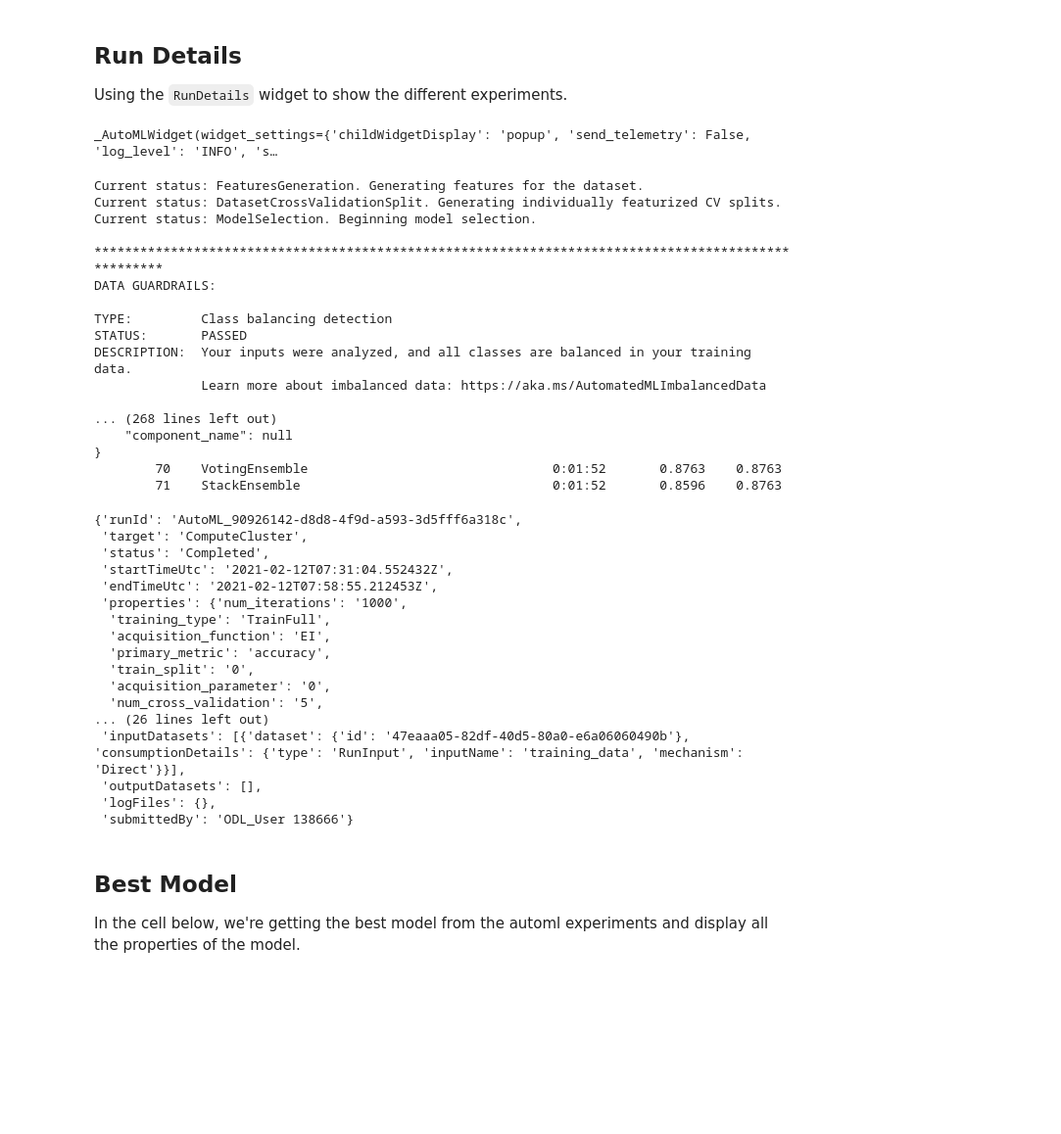
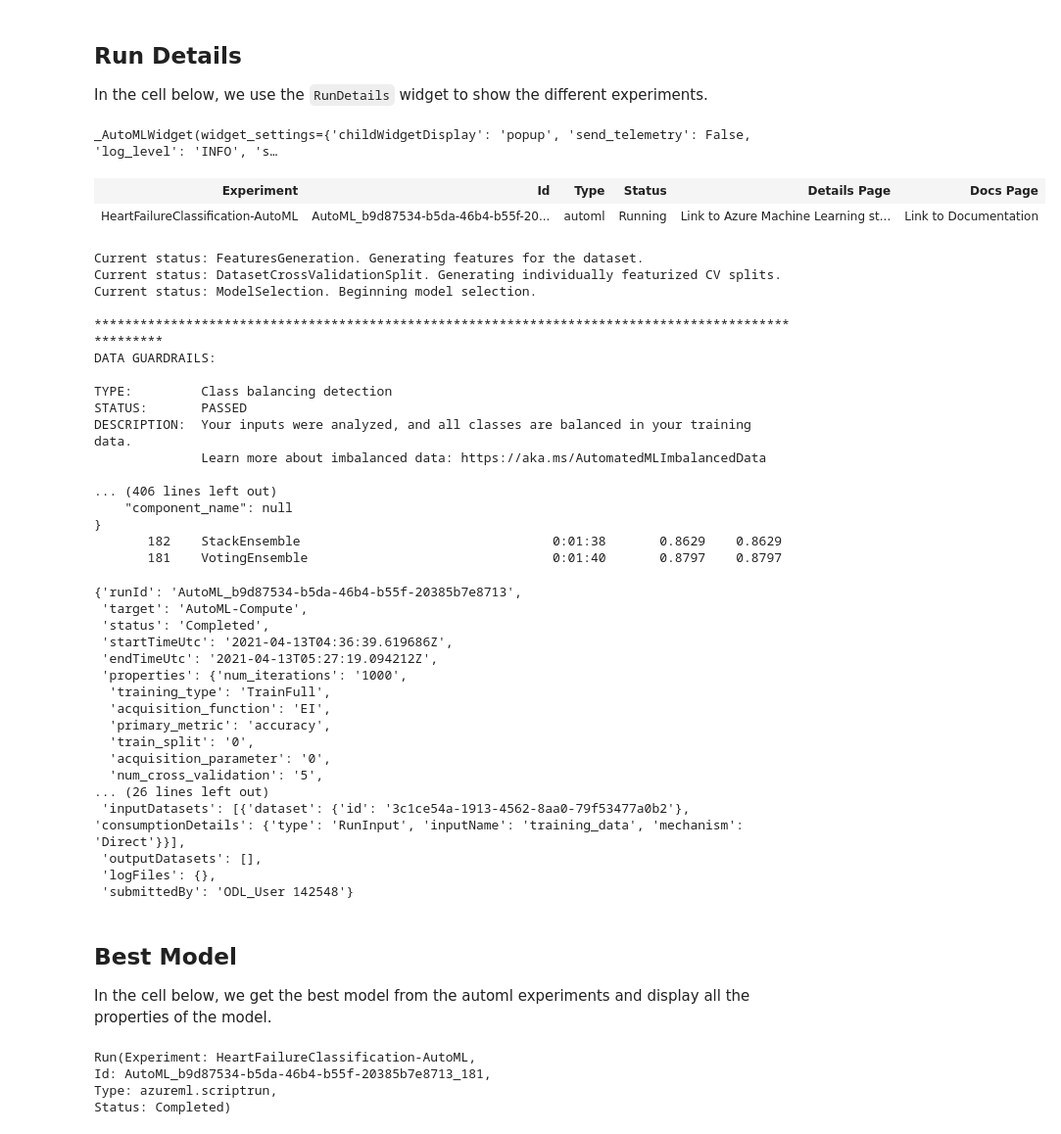
Before and after one commit to eparamasari/AutoML_vs_HyperDrive_Classification_Azure_ML, a Jupyter notebook: automl.ipynb, the cells around one changed output. Shown at 98% size. Cells and saved outputs as stored; diff of their text form; code cells hidden in the pictures; blank space fills up the shorter version.

```diff
--- a/automl.ipynb
+++ b/automl.ipynb
@@ -91,14 +96,16 @@ Running on remote.
 # %% [markdown]
 ## Run Details
 
-Using the `RunDetails` widget to show the different experiments.
+In the cell below, we use the `RunDetails` widget to show the different experiments.
 # %%
-RunDetails(remote_run).show()
+RunDetails(automl_run).show()
 # %% [output]
 _AutoMLWidget(widget_settings={'childWidgetDisplay': 'popup', 'send_telemetry': False, 'log_level': 'INFO', 's…
 # %%
-remote_run.wait_for_completion(show_output=True)
+automl_run.wait_for_completion(show_output=True)
 # %% [output]
+| Experiment | Id | Type | Status | Details Page | Docs Page |
+| HeartFailureClassification-AutoML | AutoML_b9d87534-b5da-46b4-b55f-20... | automl | Running | Link to Azure Machine Learning st... | Link to Documentation |
 Current status: FeaturesGeneration. Generating features for the dataset.
 Current status: DatasetCrossValidationSplit. Generating individually featurized CV splits.
 Current status: ModelSelection. Beginning model selection.
@@ -111,16 +118,16 @@ STATUS:       PASSED
 DESCRIPTION:  Your inputs were analyzed, and all classes are balanced in your training data.
               Learn more about imbalanced data: https://aka.ms/AutomatedMLImbalancedData
 
-... (268 lines left out)
+... (406 lines left out)
     "component_name": null
 }
-        70    VotingEnsemble                                0:01:52       0.8763    0.8763
-        71    StackEnsemble                                 0:01:52       0.8596    0.8763
+       182    StackEnsemble                                 0:01:38       0.8629    0.8629
+       181    VotingEnsemble                                0:01:40       0.8797    0.8797
-{'runId': 'AutoML_90926142-d8d8-4f9d-a593-3d5fff6a318c',
- 'target': 'ComputeCluster',
+{'runId': 'AutoML_b9d87534-b5da-46b4-b55f-20385b7e8713',
+ 'target': 'AutoML-Compute',
  'status': 'Completed',
- 'startTimeUtc': '2021-02-12T07:31:04.552432Z',
- 'endTimeUtc': '2021-02-12T07:58:55.212453Z',
+ 'startTimeUtc': '2021-04-13T04:36:39.619686Z',
+ 'endTimeUtc': '2021-04-13T05:27:19.094212Z',
  'properties': {'num_iterations': '1000',
   'training_type': 'TrainFull',
   'acquisition_function': 'EI',
@@ -129,11 +136,22 @@ DESCRIPTION:  Your inputs were analyzed, and all classes are balanced in your tr
   'acquisition_parameter': '0',
   'num_cross_validation': '5',
 ... (26 lines left out)
- 'inputDatasets': [{'dataset': {'id': '47eaaa05-82df-40d5-80a0-e6a06060490b'}, 'consumptionDetails': {'type': 'RunInput', 'inputName': 'training_data', 'mechanism': 'Direct'}}],
+ 'inputDatasets': [{'dataset': {'id': '3c1ce54a-1913-4562-8aa0-79f53477a0b2'}, 'consumptionDetails': {'type': 'RunInput', 'inputName': 'training_data', 'mechanism': 'Direct'}}],
  'outputDatasets': [],
  'logFiles': {},
- 'submittedBy': 'ODL_User 138666'}
+ 'submittedBy': 'ODL_User 142548'}
 # %% [markdown]
 ## Best Model
 
-In the cell below, we're getting the best model from the automl experiments and display all the properties of the model.
+In the cell below, we get the best model from the automl experiments and display all the properties of the model.
+# %%
+# Getting the best run and model
+aml_best_run, aml_fitted_model = automl_run.get_output()
+
+# Printing the best run
+print(aml_best_run)
+# %% [output]
+Run(Experiment: HeartFailureClassification-AutoML,
+Id: AutoML_b9d87534-b5da-46b4-b55f-20385b7e8713_181,
+Type: azureml.scriptrun,
+Status: Completed)
```
Also changed, not shown: parts of 22 cells of this notebook, 3 other files.
